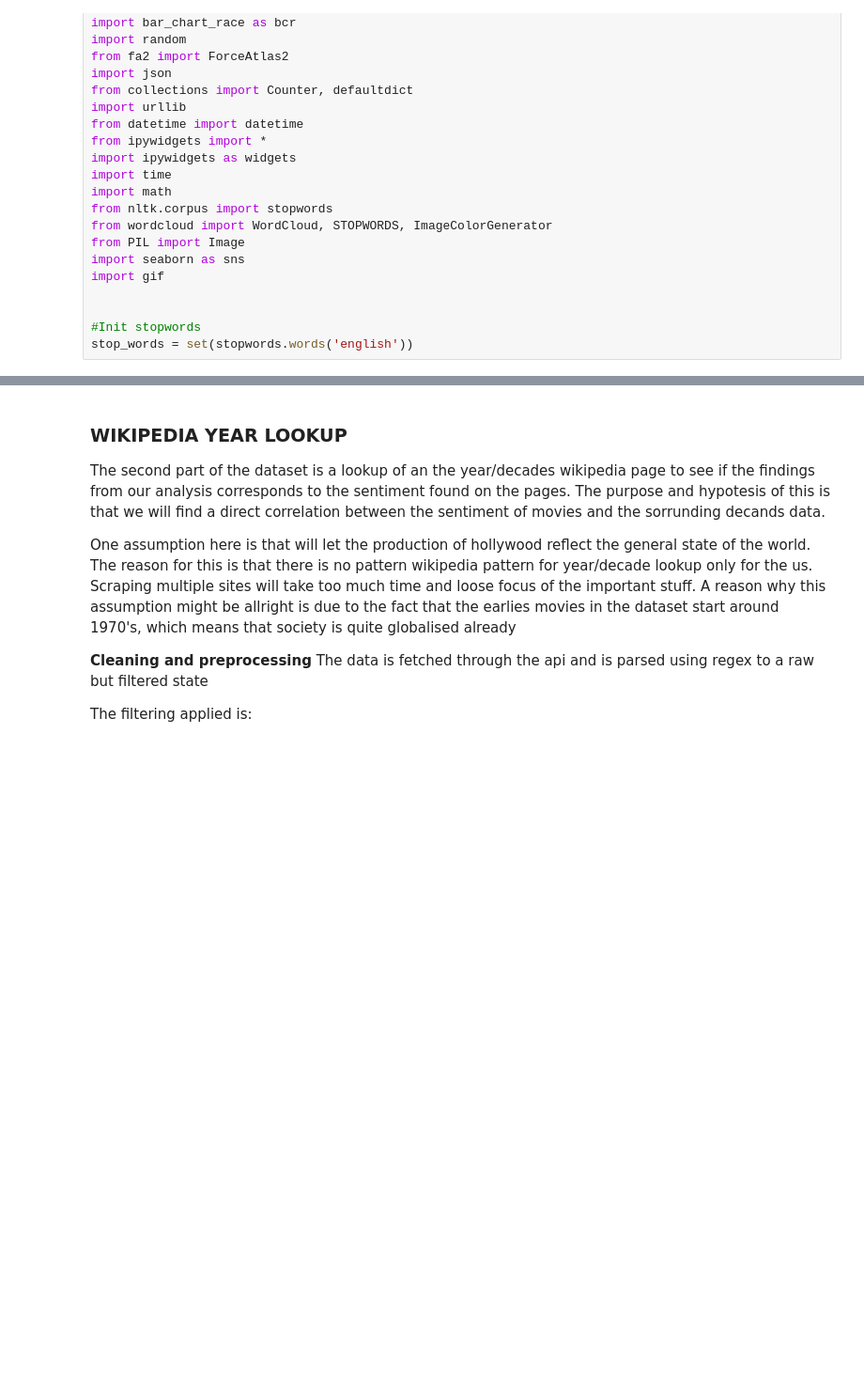
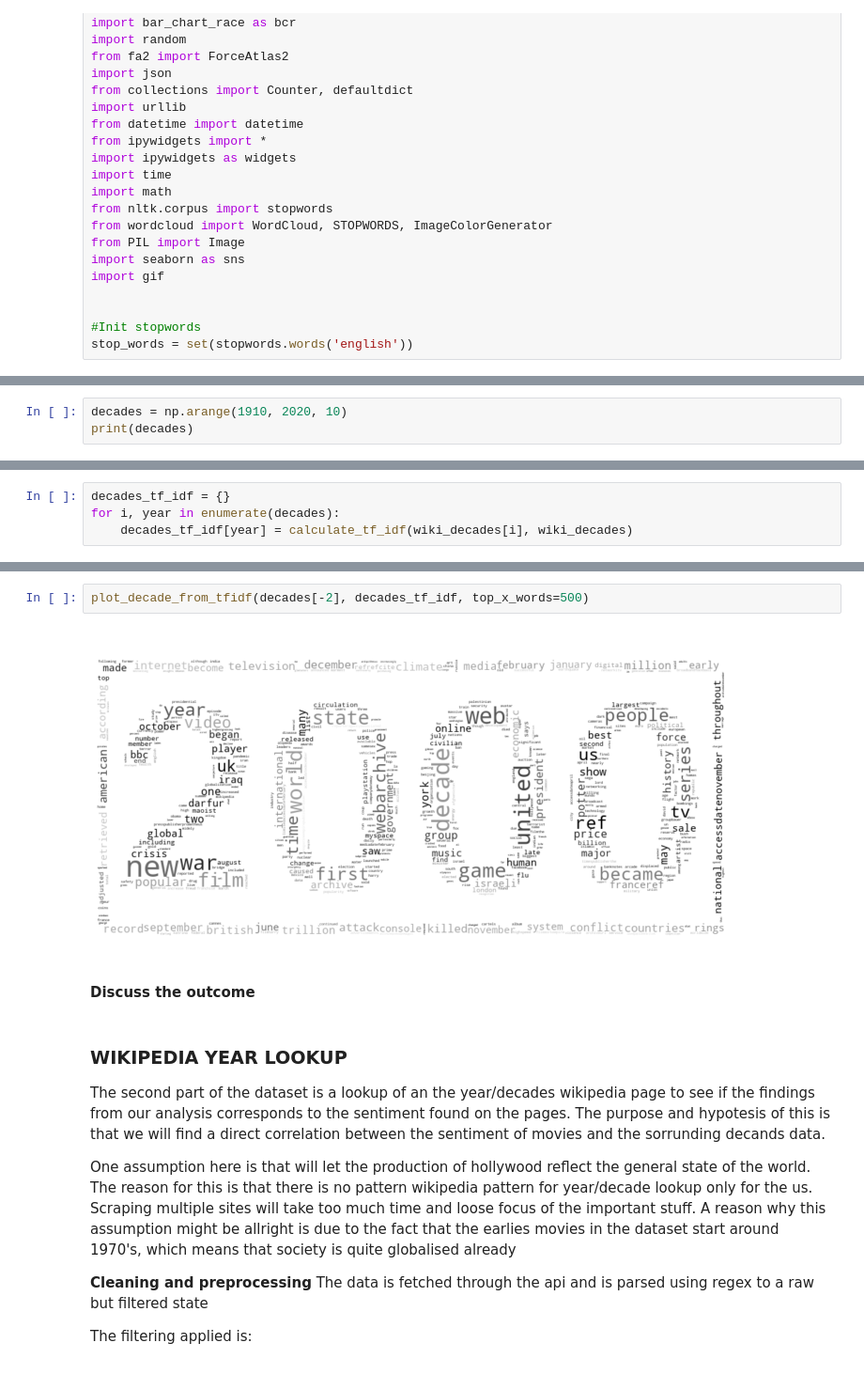
Before and after one commit to GSHDK/Social-Graphs-and-Interactions, a Jupyter notebook: Project assignment B-Wikipedia.ipynb, the cells around one changed output, grey strips where cells are left out. Shown: that part at 94% size. Saved outputs shown, nothing was run; the diff lists cells and outputs as text; blank space fills up the shorter version.

```diff
--- a/Project assignment B-Wikipedia.ipynb
+++ b/Project assignment B-Wikipedia.ipynb
@@ -64,0 +277,3 @@ Every listed element should be written in the following way:
+# %%
+decades = np.arange(1910, 2020, 10)
+print(decades)
@@ -64,0 +282,4 @@ Every listed element should be written in the following way:
+# %%
+decades_tf_idf = {}
+for i, year in enumerate(decades):
+    decades_tf_idf[year] = calculate_tf_idf(wiki_decades[i], wiki_decades)
@@ -65,3 +301,9 @@ Every listed element should be written in the following way:
+# %%
+plot_decade_from_tfidf(decades[-2], decades_tf_idf, top_x_words=500)
+# %% [output]
+[figure, added]
+# %% [markdown]
+<b> Discuss the outcome </b>
 # %% [markdown]
 ### WIKIPEDIA YEAR LOOKUP
 
```
Also changed, not shown: parts of 67 cells of this notebook.
